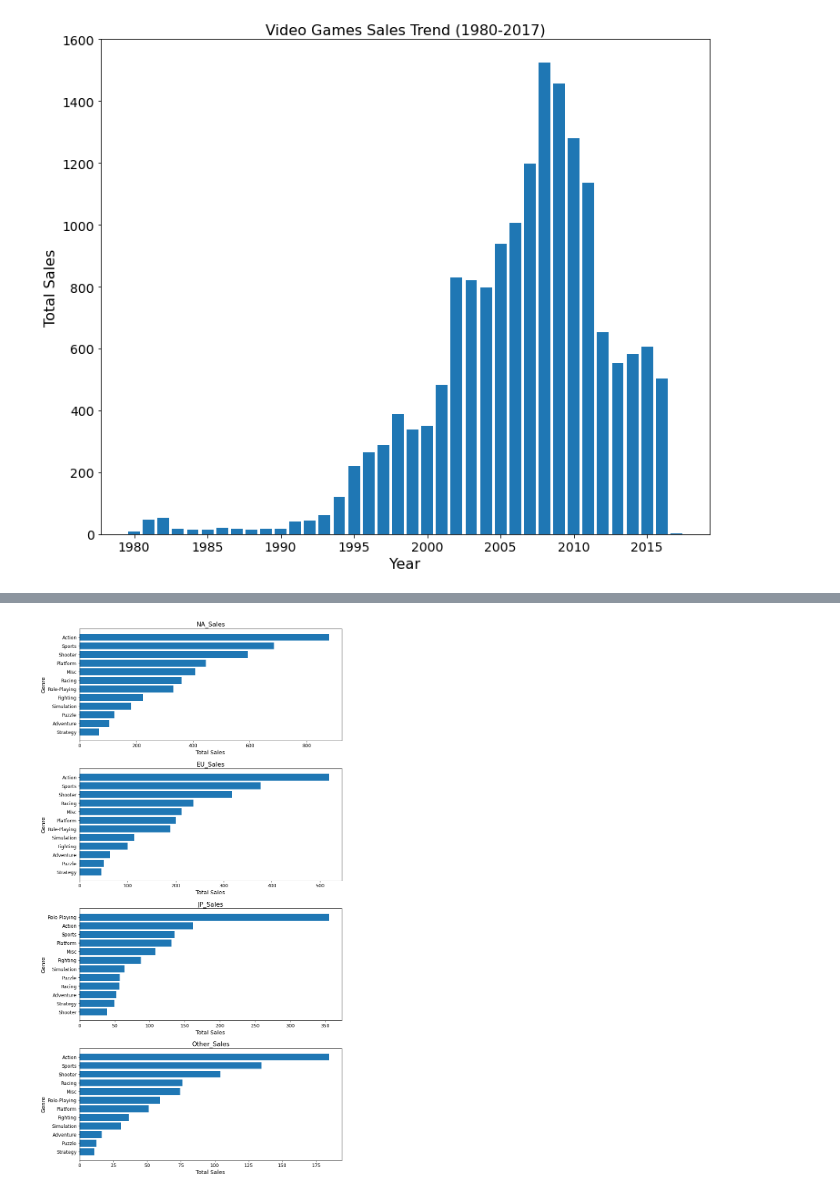
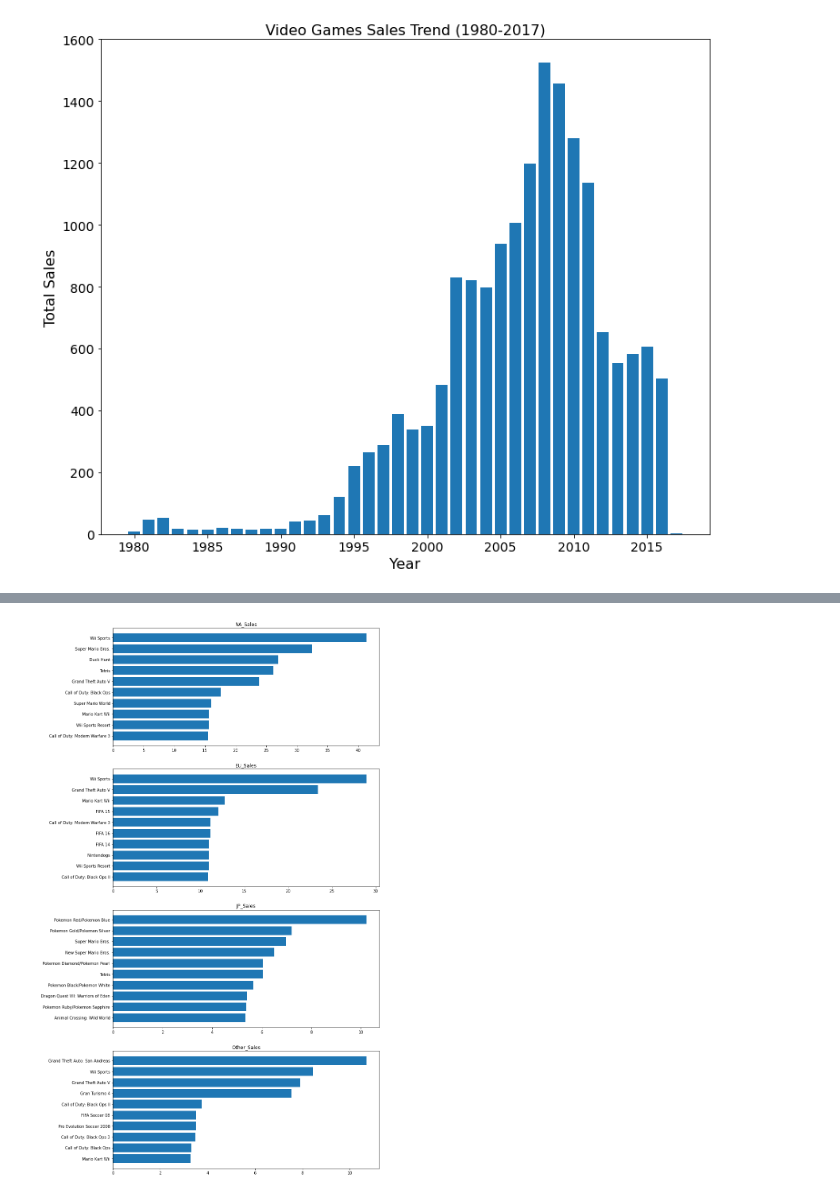
Before and after one commit to fvea/exploratory-data-analysis-video-games-sales, a Jupyter notebook: EDA on Video Games Sales.ipynb, the cells around one changed output, grey strips where cells are left out. Drawn from its saved outputs; the diff is of its cells as text; code cells hidden in the pictures.

```diff
--- a/EDA on Video Games Sales.ipynb
+++ b/EDA on Video Games Sales.ipynb
@@ -140,19 +251,0 @@ ax.tick_params(axis='y', labelsize=14)
-# %%
-res = pd.crosstab(vg_sales['Platform'], vg_sales['Genre'])
-fig, axes = plt.subplots(6, 2, figsize=(20, 55))
-col = 0
-for i in range(6):
-    for j in range(2):
-        rec = res.iloc[:, col].sort_values()
-        group_mean, group_median = rec.mean(), rec.median()
-        axes[i, j].barh(rec.index, rec.values)
-        axes[i, j].axvline(group_mean, ls='--', color='red', label=f'Mean: {round(group_mean, 2)}')
-        axes[i, j].axvline(group_median, ls='--', color='orange', label=f'Median: {round(group_median, 2)}')
-        axes[i, j].set_title(rec.name, fontsize=18)
-        axes[i, j].set_xlabel('Total Sales', fontsize=14)
-        axes[i, j].set_ylabel('Platform', fontsize=14)
-        axes[i, j].tick_params(axis='x', labelsize=12)
-        axes[i, j].tick_params(axis='y', labelsize=12)
-        axes[i, j].legend(fontsize='x-large')
-        col += 1
-fig.subplots_adjust(hspace=0.18, wspace=0.15)
@@ -175,16 +252,12 @@ plt.show()
 # %%
-grouped = vg_sales.groupby('Genre')[['NA_Sales', 'EU_Sales', 'JP_Sales', 'Other_Sales']]
-res = grouped.agg('sum').T
+# Top 10 games with highest sales for each region:
+res = vg_sales.groupby('Name')[['NA_Sales', 'EU_Sales', 'JP_Sales', 'Other_Sales']]
+res = res.sum()
 fig, axes = plt.subplots(4, 1, figsize=(12, 25))
 for i in range(4):
-    rec = res.iloc[i, :].sort_values()
+    rec = res.iloc[:, i].sort_values()[-10:]
     axes[i].barh(rec.index, rec.values)
-    axes[i].set_title(rec.name, fontsize=16)
-    axes[i].set_xlabel('Total Sales', fontsize=14)
-    axes[i].set_ylabel('Genre', fontsize=14)
-    axes[i].tick_params(axis='x', labelsize=12)
-    axes[i].tick_params(axis='y', labelsize=12)
-fig.subplots_adjust(hspace=0.25, wspace=0.15)
+    axes[i].set_title(rec.name)
 # %% [output]
-[figure, old version]
+[figure, new version]
 # %%
```
Also changed, not shown: parts of 20 cells of this notebook.
